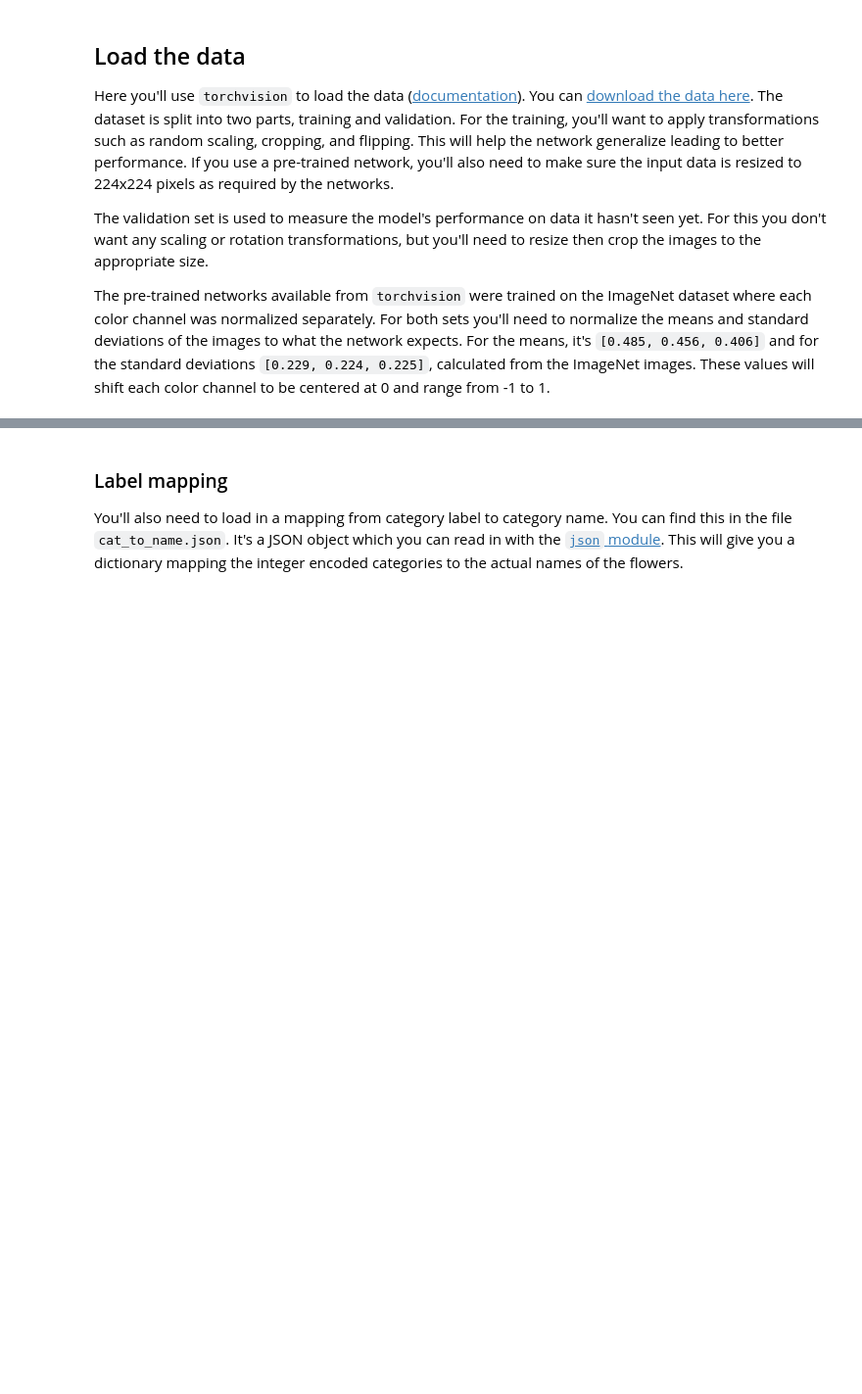
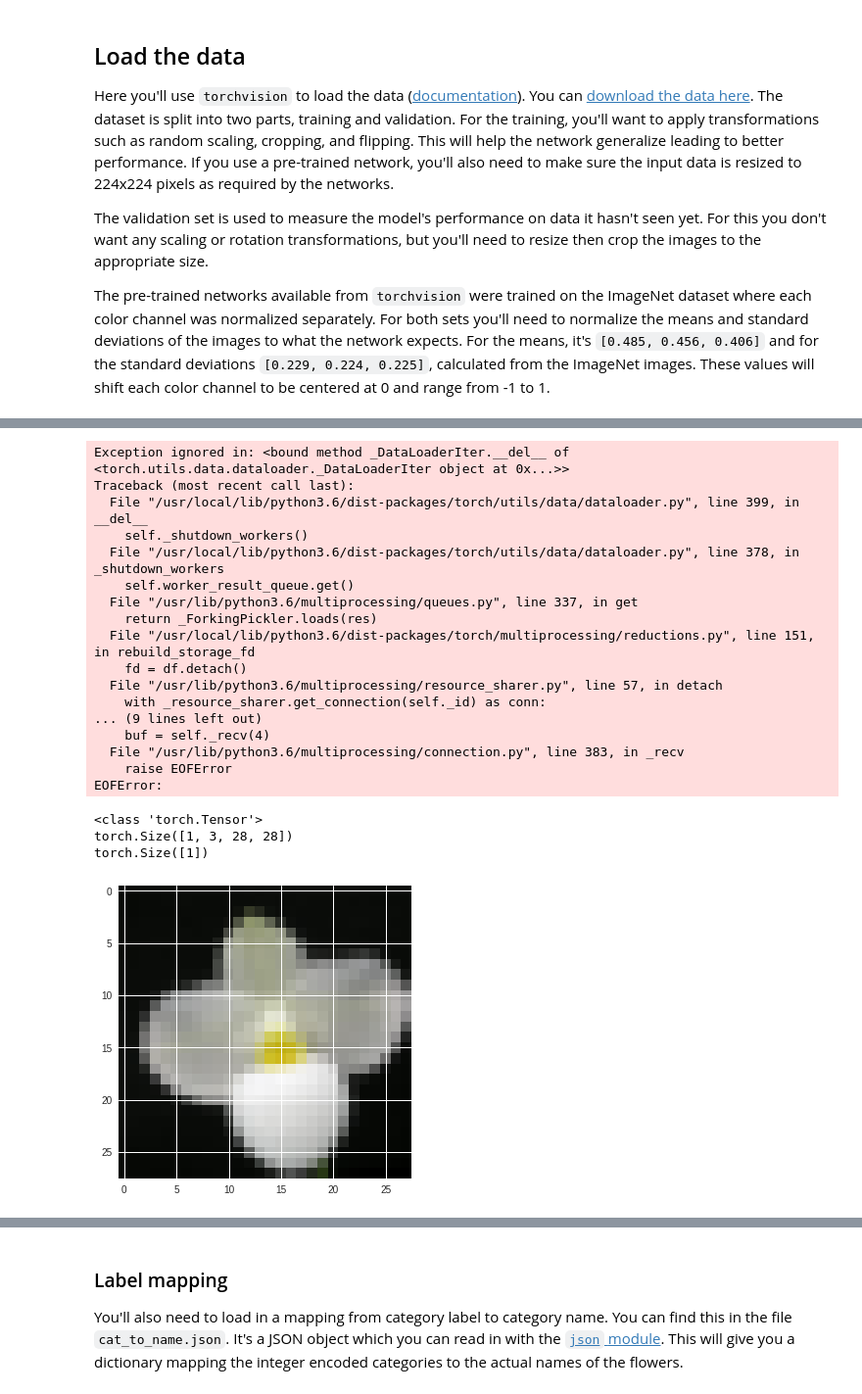
Before and after one commit to jpinzonc/flower_classification, a Jupyter notebook: Image Classifier Project.ipynb, the cells around one changed output, grey strips where cells are left out. Shown at 98% size. Drawn from its saved outputs; the diff is of its cells as text; code cells hidden in the pictures; blank space fills up the shorter version.

```diff
--- a/Image Classifier Project.ipynb
+++ b/Image Classifier Project.ipynb
@@ -106,0 +156,44 @@ torch.Size([64])
+# %%
+import torchvision
+import torchvision.transforms as transforms
+import matplotlib.pyplot as plt
+import numpy as np
+
+# functions to show an image
+def imshow(img):
+    img = img / 2 + 0.5     # unnormalize
+    npimg = img.numpy()
+    plt.imshow(np.transpose(npimg, (1, 2, 0)))
+
+# get some random training images
+dataiter = iter(trainloader)
+images, labels = dataiter.next()
+
+print(type(images))
+print(images.shape)
+print(labels.shape)
+
+# show images
+imshow(torchvision.utils.make_grid(images))
+# %% [output]
+Exception ignored in: <bound method _DataLoaderIter.__del__ of <torch.utils.data.dataloader._DataLoaderIter object at 0x...>>
+Traceback (most recent call last):
+  File "/usr/local/lib/python3.6/dist-packages/torch/utils/data/dataloader.py", line 399, in __del__
+    self._shutdown_workers()
+  File "/usr/local/lib/python3.6/dist-packages/torch/utils/data/dataloader.py", line 378, in _shutdown_workers
+    self.worker_result_queue.get()
+  File "/usr/lib/python3.6/multiprocessing/queues.py", line 337, in get
+    return _ForkingPickler.loads(res)
+  File "/usr/local/lib/python3.6/dist-packages/torch/multiprocessing/reductions.py", line 151, in rebuild_storage_fd
+    fd = df.detach()
+  File "/usr/lib/python3.6/multiprocessing/resource_sharer.py", line 57, in detach
+    with _resource_sharer.get_connection(self._id) as conn:
+... (9 lines left out)
+    buf = self._recv(4)
+  File "/usr/lib/python3.6/multiprocessing/connection.py", line 383, in _recv
+    raise EOFError
+EOFError:
+<class 'torch.Tensor'>
+torch.Size([1, 3, 28, 28])
+torch.Size([1])
+[figure, added]
```
Also changed, not shown: parts of 16 cells of this notebook.
